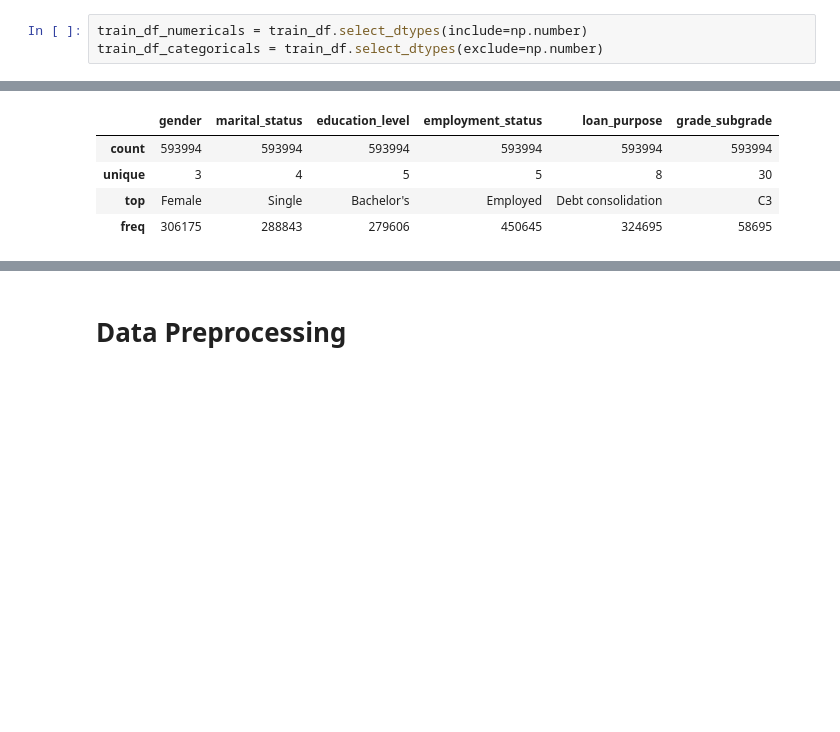
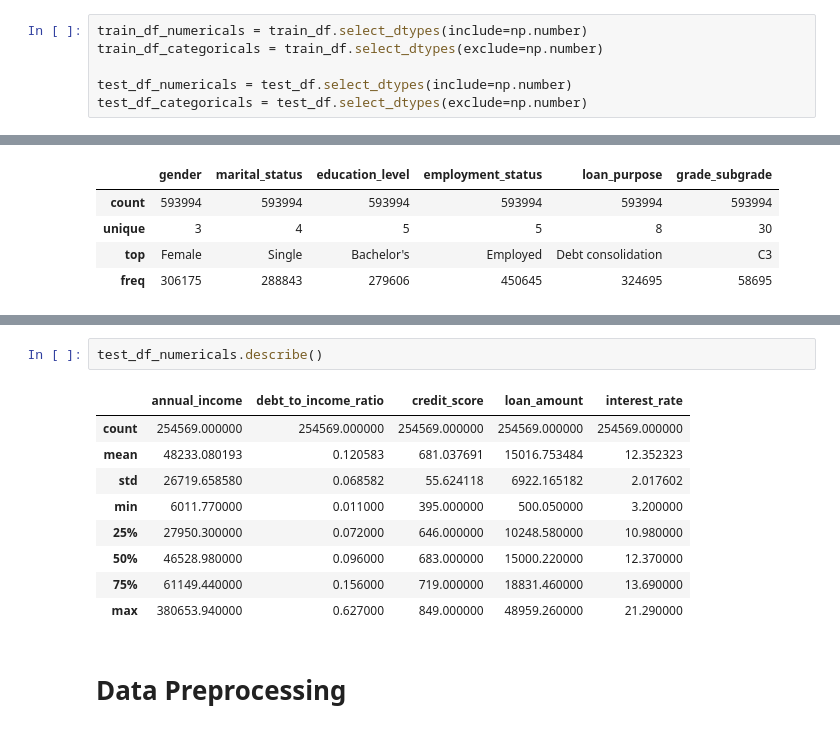
Before and after one commit to Shravani-std/Kaggle_Competations_problems, a Jupyter notebook: Predicting_Loan_Payback.ipynb, the cells around one changed output, grey strips where cells are left out. Drawn from its saved outputs; the diff is of its cells as text; blank space fills up the shorter version.

```diff
--- a/Predicting_Loan_Payback.ipynb
+++ b/Predicting_Loan_Payback.ipynb
@@ -55,3 +66,6 @@ memory usage: 58.9+ MB
 # %%
 train_df_numericals = train_df.select_dtypes(include=np.number)
 train_df_categoricals = train_df.select_dtypes(exclude=np.number)
+
+test_df_numericals = test_df.select_dtypes(include=np.number)
+test_df_categoricals = test_df.select_dtypes(exclude=np.number)
@@ -78,3 +106,15 @@ train_df_categoricals.describe()
+# %%
+test_df_numericals.describe()
+# %% [output]
+|  | annual_income | debt_to_income_ratio | credit_score | loan_amount | interest_rate |
+| count | 254569.000000 | 254569.000000 | 254569.000000 | 254569.000000 | 254569.000000 |
+| mean | 48233.080193 | 0.120583 | 681.037691 | 15016.753484 | 12.352323 |
+| std | 26719.658580 | 0.068582 | 55.624118 | 6922.165182 | 2.017602 |
+| min | 6011.770000 | 0.011000 | 395.000000 | 500.050000 | 3.200000 |
+| 25% | 27950.300000 | 0.072000 | 646.000000 | 10248.580000 | 10.980000 |
+| 50% | 46528.980000 | 0.096000 | 683.000000 | 15000.220000 | 12.370000 |
+| 75% | 61149.440000 | 0.156000 | 719.000000 | 18831.460000 | 13.690000 |
+| max | 380653.940000 | 0.627000 | 849.000000 | 48959.260000 | 21.290000 |
 # %% [markdown]
 # Data Preprocessing
 # %% [markdown]
```
Also changed, not shown: parts of 37 cells of this notebook.
